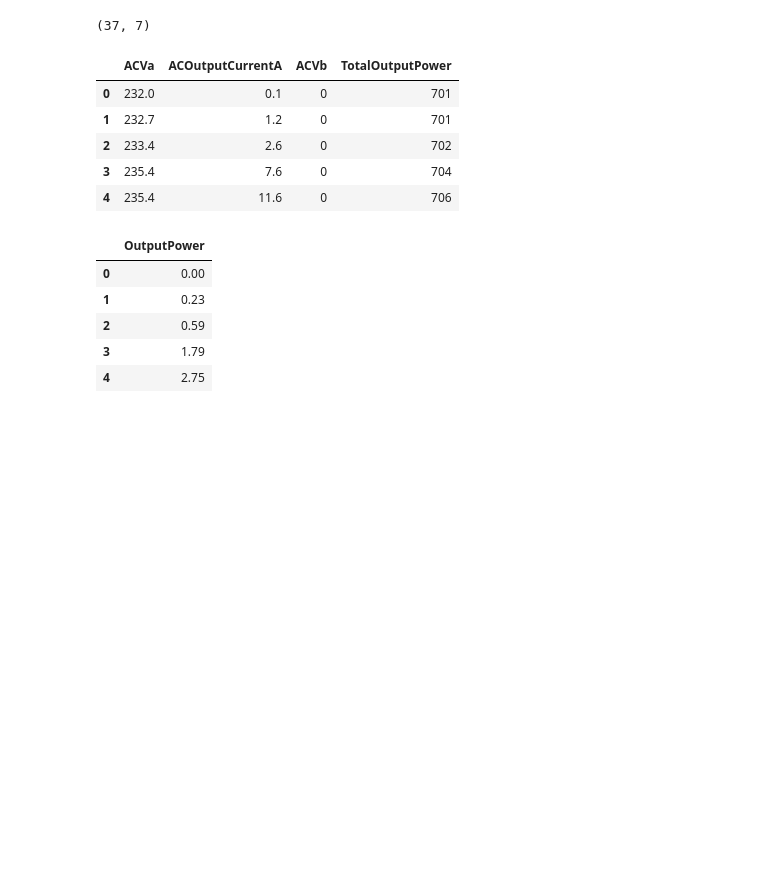
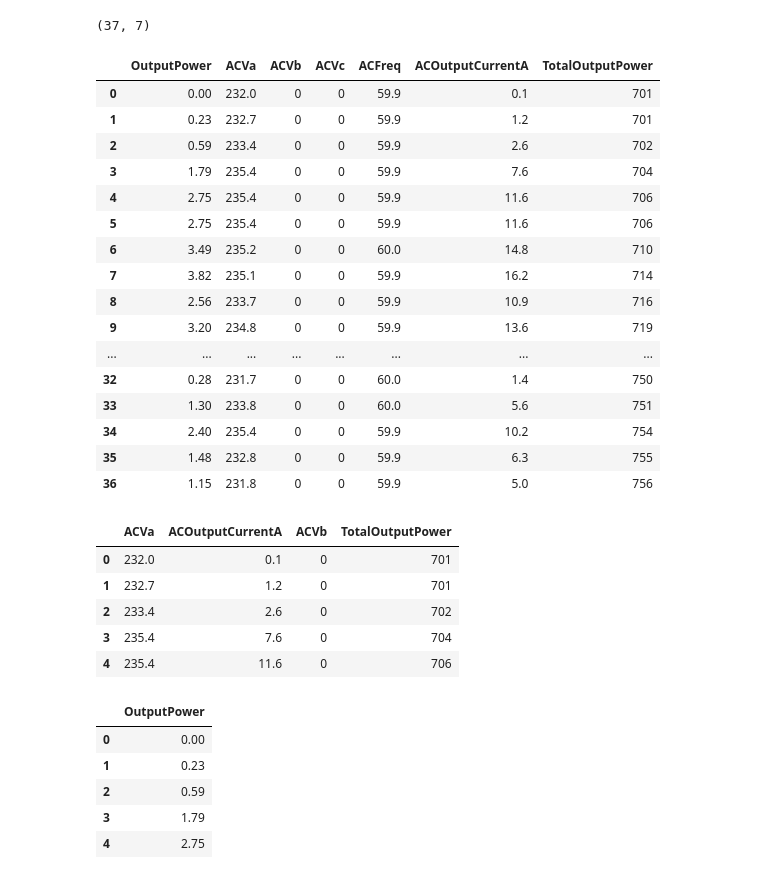
Before and after one commit to handy505/playground, a Jupyter notebook: python/jupyter/linear_regression/linear-regression.ipynb, the cells around one changed output. Cells and saved outputs as stored; diff of their text form; code cells hidden in the pictures; blank space fills up the shorter version.

```diff
--- a/python/jupyter/linear-regression.ipynb
+++ b/python/jupyter/linear_regression/linear-regression.ipynb
@@ -11,6 +11,26 @@ data = pd.read_csv('hpv1e.csv')
 data.shape
 # %% [output]
 (37, 7)
+# %%
+data
+# %% [output]
+|  | OutputPower | ACVa | ACVb | ACVc | ACFreq | ACOutputCurrentA | TotalOutputPower |
+| 0 | 0.00 | 232.0 | 0 | 0 | 59.9 | 0.1 | 701 |
+| 1 | 0.23 | 232.7 | 0 | 0 | 59.9 | 1.2 | 701 |
+| 2 | 0.59 | 233.4 | 0 | 0 | 59.9 | 2.6 | 702 |
+| 3 | 1.79 | 235.4 | 0 | 0 | 59.9 | 7.6 | 704 |
+| 4 | 2.75 | 235.4 | 0 | 0 | 59.9 | 11.6 | 706 |
+| 5 | 2.75 | 235.4 | 0 | 0 | 59.9 | 11.6 | 706 |
+| 6 | 3.49 | 235.2 | 0 | 0 | 60.0 | 14.8 | 710 |
+| 7 | 3.82 | 235.1 | 0 | 0 | 59.9 | 16.2 | 714 |
+| 8 | 2.56 | 233.7 | 0 | 0 | 59.9 | 10.9 | 716 |
+| 9 | 3.20 | 234.8 | 0 | 0 | 59.9 | 13.6 | 719 |
+| ... | ... | ... | ... | ... | ... | ... | ... |
+| 32 | 0.28 | 231.7 | 0 | 0 | 60.0 | 1.4 | 750 |
+| 33 | 1.30 | 233.8 | 0 | 0 | 60.0 | 5.6 | 751 |
+| 34 | 2.40 | 235.4 | 0 | 0 | 59.9 | 10.2 | 754 |
+| 35 | 1.48 | 232.8 | 0 | 0 | 59.9 | 6.3 | 755 |
+| 36 | 1.15 | 231.8 | 0 | 0 | 59.9 | 5.0 | 756 |
 # %%
 X = data[['ACVa','ACOutputCurrentA','ACVb','TotalOutputPower']]
 X.head()
```
Also changed, not shown: 37 other files.
